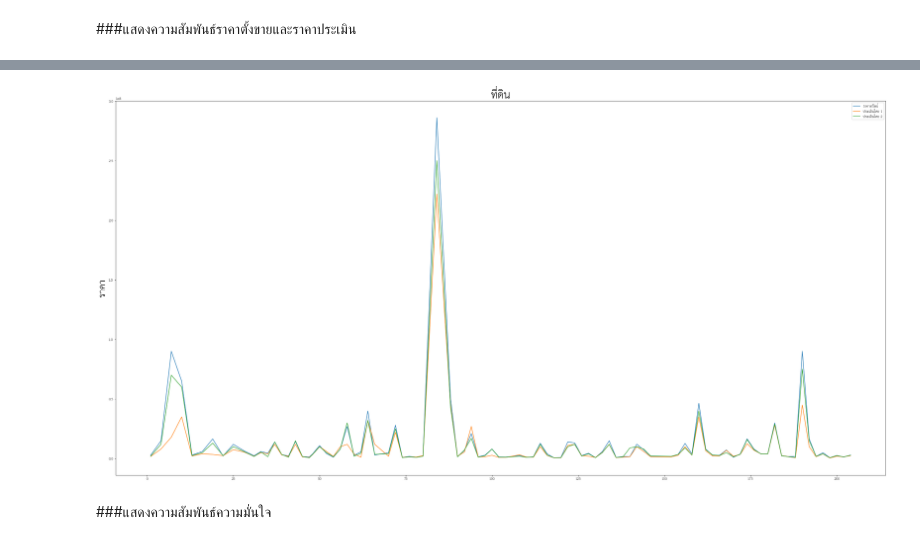
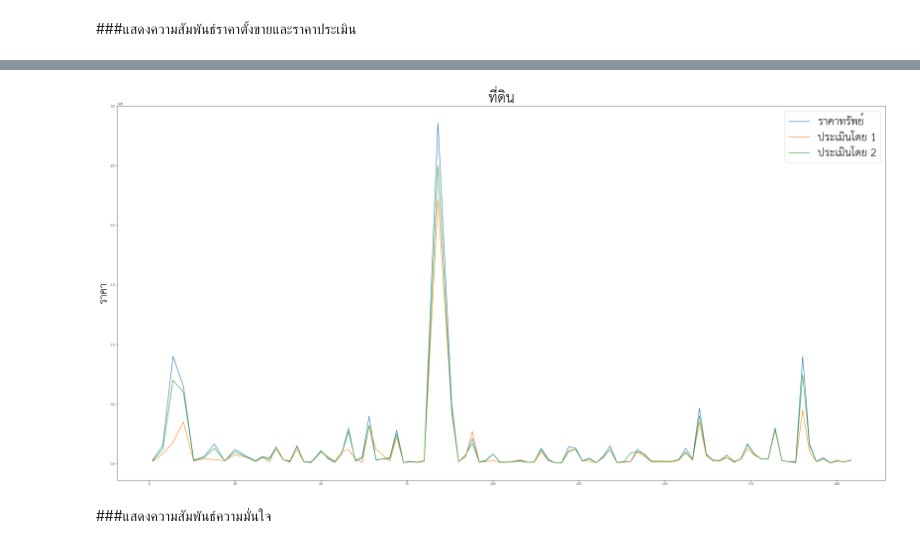
Before and after one commit to nannthd/bsc_dpdm22, a Jupyter notebook: [dataprep1] property estimator.ipynb, the cells around one changed output, grey strips where cells are left out. Cells and saved outputs as stored; diff of their text form; code cells hidden in the pictures.

```diff
--- a/[dataprep1] property estimator.ipynb
+++ b/[dataprep1] property estimator.ipynb
@@ -1534,0 +1710,2 @@ plt.show()
+# %%
+matplotlib.rcParams['figure.figsize']=[8,8]
@@ -1541,8 +1724,8 @@ Est_L1_nodup = Est_L1.drop_duplicates(subset=['ราคาทรัพย์','
 Est_L2_nodup = Est_L2.drop_duplicates(subset=['ราคาทรัพย์','ประเมินราคาซื้อ-ขาย'])
 Est_L2['ประเมินโดย 1'] = Est_L2['post id'].map(Est_L1_nodup.set_index('post id')['ประเมินราคาซื้อ-ขาย']);
 Est_L2['ประเมินโดย 2'] = Est_L2['post id'].map(Est_L2_nodup.set_index('post id')['ประเมินราคาซื้อ-ขาย']);
-Table02 = Est_L2[['post id','ราคาทรัพย์','ประเมินโดย 1','ประเมินโดย 2']]
-Table2 = Table02.dropna(subset=['ราคาทรัพย์','ประเมินโดย 1','ประเมินโดย 2'])
+Table02 = Est_L2[['post id','ความมั่นใจในการเมินราคาทรัพย์','ราคาทรัพย์','ประเมินโดย 1','ประเมินโดย 2','ให้คะแนนทรัพย์']]
+Table2 = Table02.dropna(subset=['post id','ความมั่นใจในการเมินราคาทรัพย์','ราคาทรัพย์','ประเมินโดย 1','ประเมินโดย 2','ให้คะแนนทรัพย์'])
 Table2
 # %% [output]
 A value is trying to be set on a copy of a slice from a DataFrame.
@@ -1591,10 +1759,11 @@ print(dataF2)
 # %%
 dataF2.plot(kind="line")
-plt.title('ที่ดิน',fontsize=30)
-plt.ylabel('ราคา',fontsize=25)
+plt.title('ที่ดิน',fontsize=40)
+plt.ylabel('ราคา',fontsize=30)
+plt.legend( loc ="upper right",fontsize=30)
 plt.show()
 # %% [output]
-[figure, old version]
+[figure, new version]
 # %% [markdown]
 ###แสดงความสัมพันธ์ความมั่นใจ
 # %% [markdown]
```
Also changed, not shown: parts of 30 cells of this notebook.
